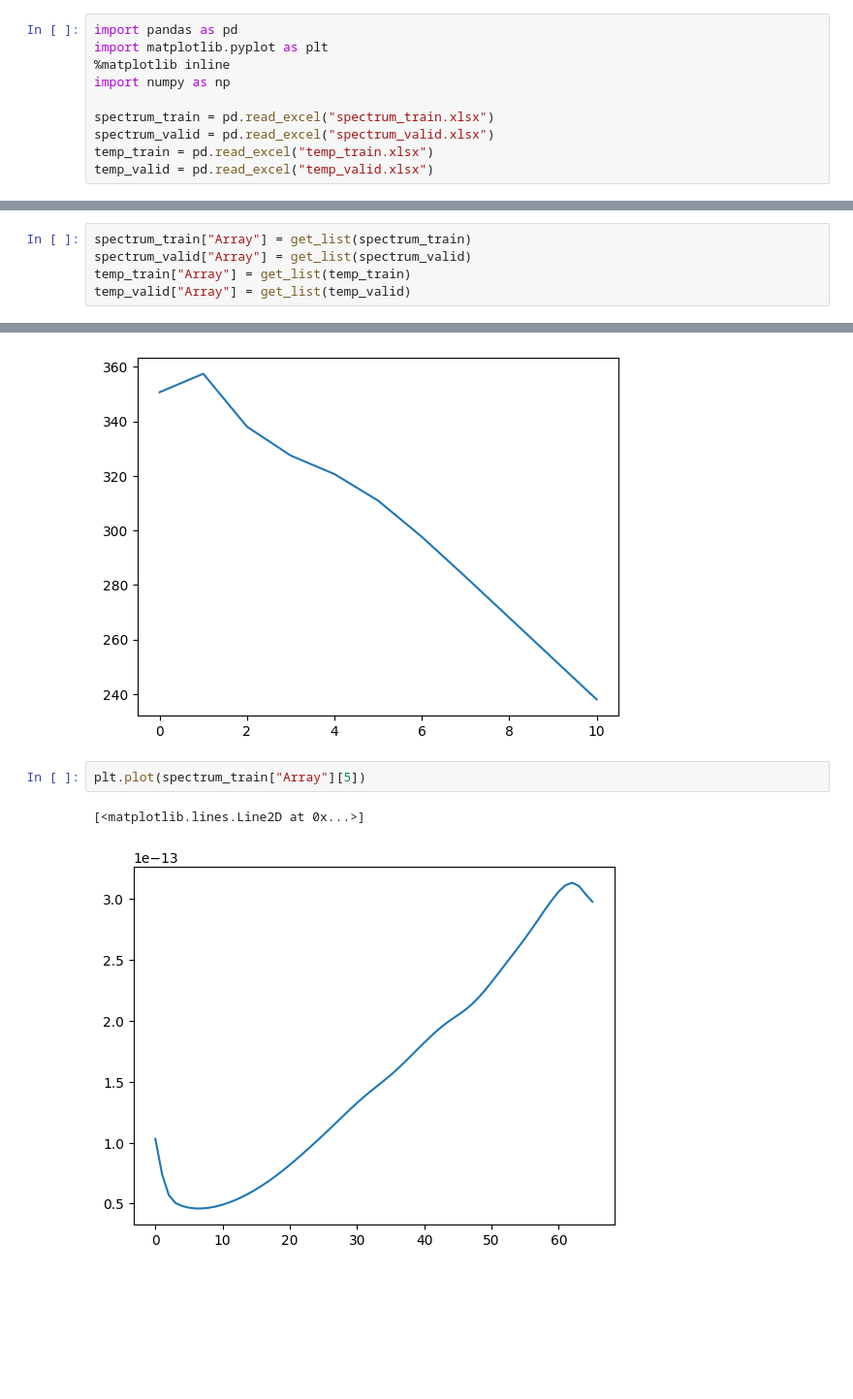
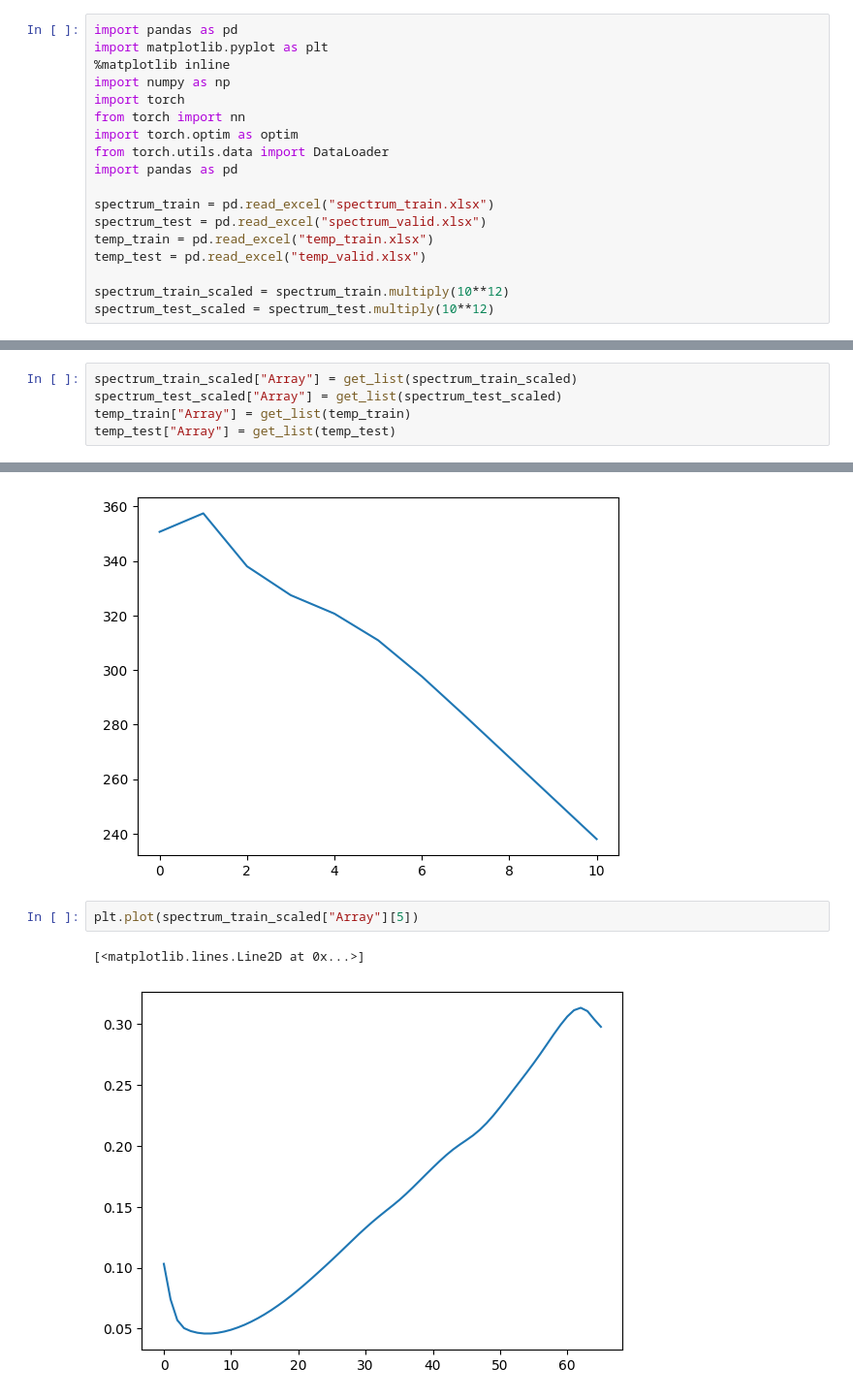
Before and after one commit to iAmBrig12/REU_AI_Thermography, a Jupyter notebook: data_exploration.ipynb, the cells around one changed output, grey strips where cells are left out. Shown: that part at 97% size. Saved outputs shown, nothing was run; the diff lists cells and outputs as text; blank space fills up the shorter version.

```diff
--- a/data_exploration.ipynb
+++ b/data_exploration.ipynb
@@ -3,8 +3,16 @@ import pandas as pd
 import matplotlib.pyplot as plt
 %matplotlib inline
 import numpy as np
+import torch
+from torch import nn
+import torch.optim as optim
+from torch.utils.data import DataLoader
+import pandas as pd
 
 spectrum_train = pd.read_excel("spectrum_train.xlsx")
-spectrum_valid = pd.read_excel("spectrum_valid.xlsx")
+spectrum_test = pd.read_excel("spectrum_valid.xlsx")
 temp_train = pd.read_excel("temp_train.xlsx")
-temp_valid = pd.read_excel("temp_valid.xlsx")
+temp_test = pd.read_excel("temp_valid.xlsx")
+
+spectrum_train_scaled = spectrum_train.multiply(10**12)
+spectrum_test_scaled = spectrum_test.multiply(10**12)
@@ -63,8 +24,8 @@ def get_list(df):
 
     return column
 # %%
-spectrum_train["Array"] = get_list(spectrum_train)
-spectrum_valid["Array"] = get_list(spectrum_valid)
+spectrum_train_scaled["Array"] = get_list(spectrum_train_scaled)
+spectrum_test_scaled["Array"] = get_list(spectrum_test_scaled)
 temp_train["Array"] = get_list(temp_train)
-temp_valid["Array"] = get_list(temp_valid)
+temp_test["Array"] = get_list(temp_test)
 # %%
@@ -94,7 +55,7 @@ plt.plot(temp_train["Array"][0])
 [<matplotlib.lines.Line2D at 0x...>]
 [figure]
 # %%
-plt.plot(spectrum_train["Array"][5])
+plt.plot(spectrum_train_scaled["Array"][5])
 # %% [output]
 [<matplotlib.lines.Line2D at 0x...>]
-[figure, old version]
+[figure, new version]
```
Also changed, not shown: parts of 13 cells of this notebook, 2 other files.
